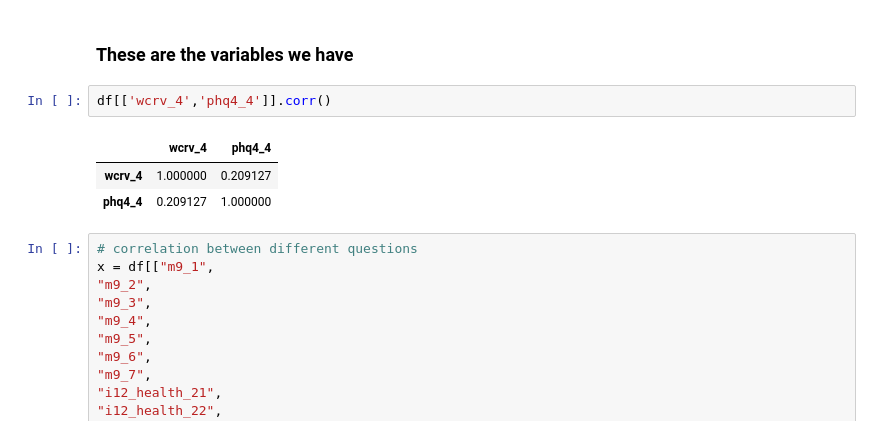
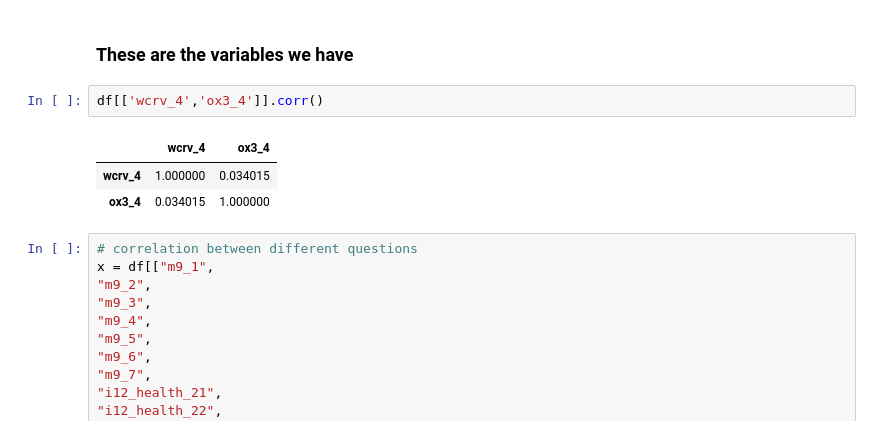
Before and after one commit to sevenbanisch/hackthon_yougov_data, a Jupyter notebook: hackathon/Joris/loadandcleandata.ipynb, the cells around one changed output. Cells and saved outputs as stored; diff of their text form.

```diff
--- a/hackathon/Joris/loadandcleandata.ipynb
+++ b/hackathon/Joris/loadandcleandata.ipynb
@@ -122,11 +122,11 @@ The remaining data is of size: (54505, 554)
 # %% [markdown]
 ### These are the variables we have
 # %%
-df[['wcrv_4','phq4_4']].corr()
+df[['wcrv_4','ox3_4']].corr()
 # %% [output]
-|  | wcrv_4 | phq4_4 |
-| wcrv_4 | 1.000000 | 0.209127 |
-| phq4_4 | 0.209127 | 1.000000 |
+|  | wcrv_4 | ox3_4 |
+| wcrv_4 | 1.000000 | 0.034015 |
+| ox3_4 | 0.034015 | 1.000000 |
 # %%
 # correlation between different questions
 x = df[["m9_1",
```
Also changed, not shown: parts of 13 cells of this notebook, 2 other files.
